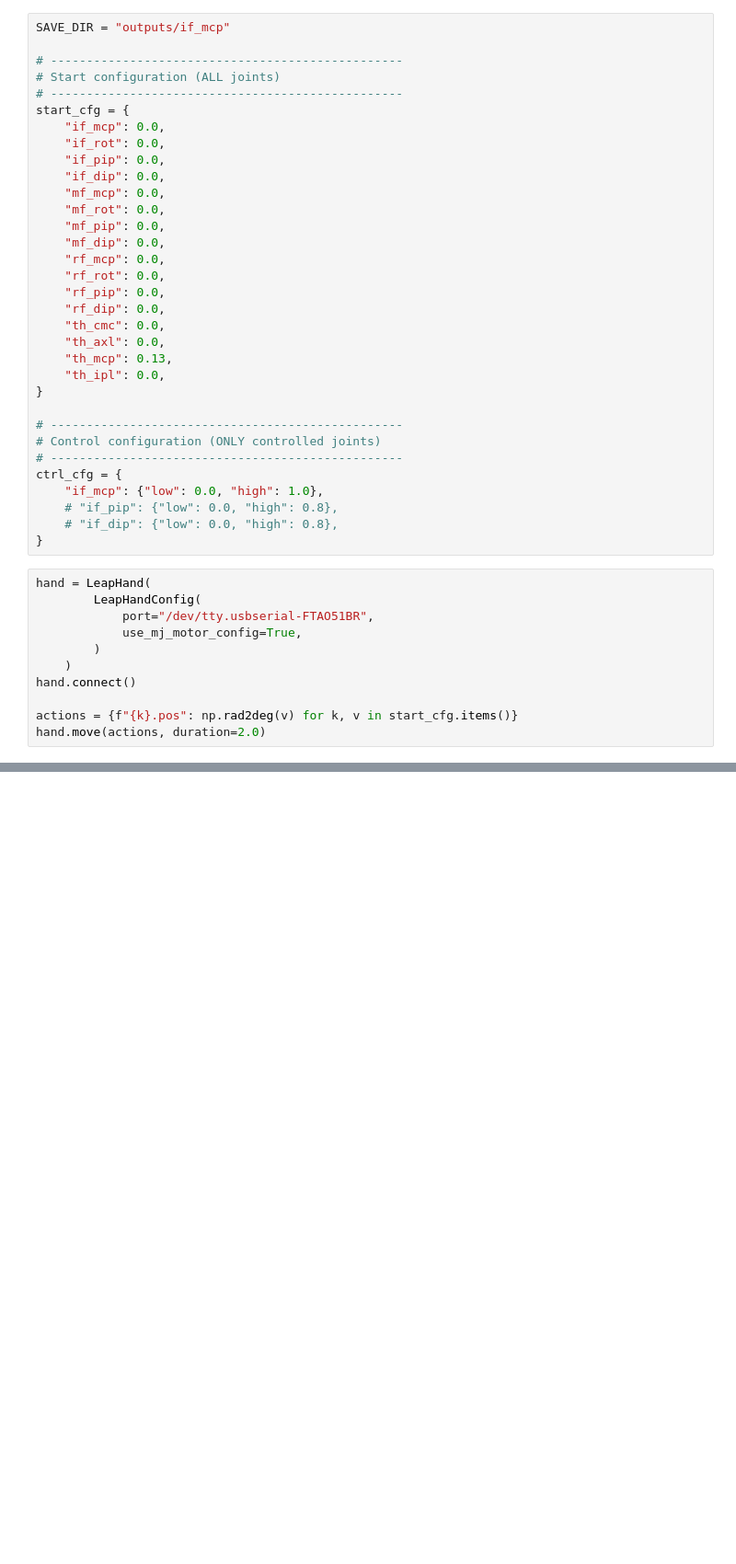
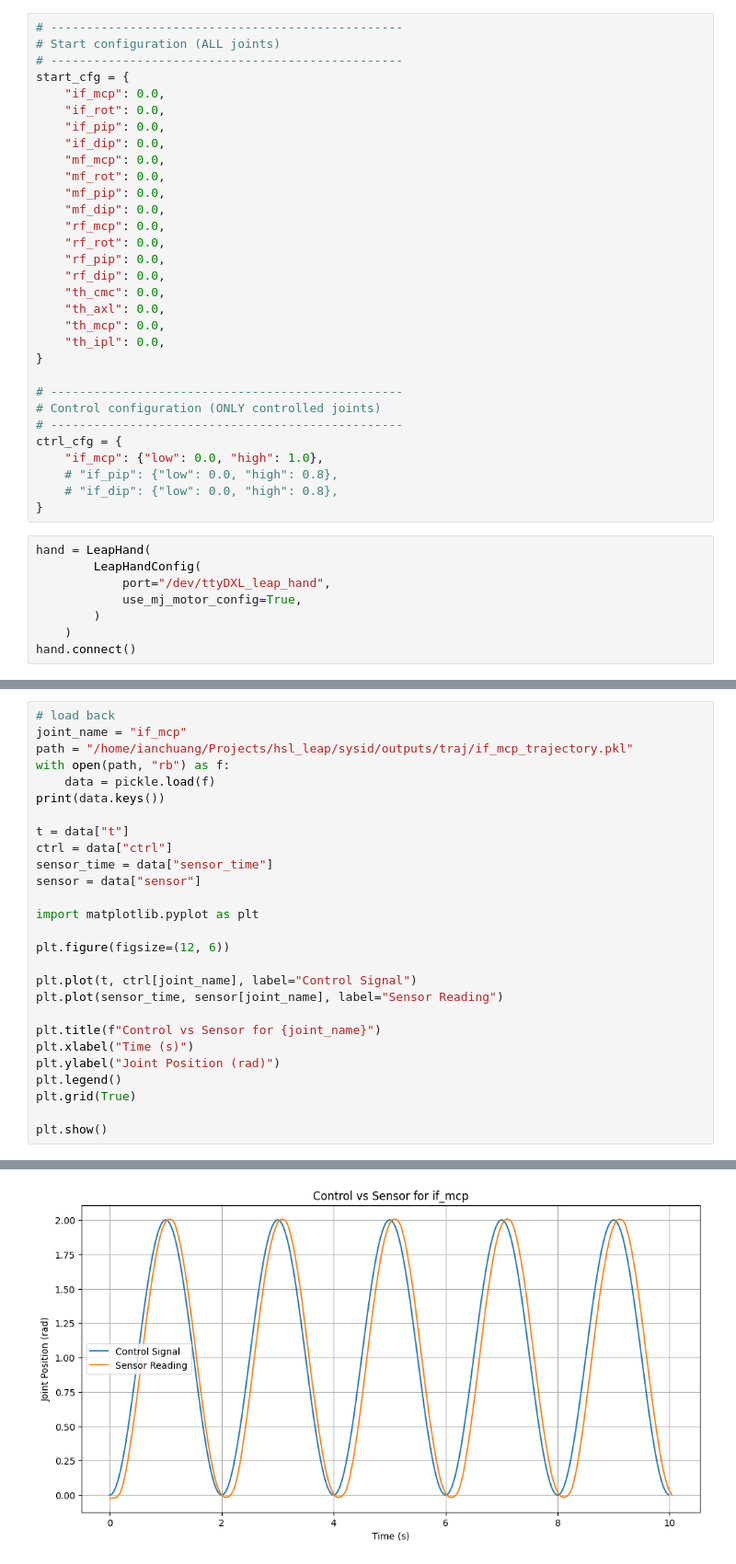
Before and after one commit to ian-chuang/hsl_leap, a Jupyter notebook: sysid/collect_trajectory.ipynb, the cells around one changed output, grey strips where cells are left out. Shown at 92% size. Saved outputs shown, nothing was run; the diff lists cells and outputs as text; blank space fills up the shorter version.

```diff
--- a/sysid/collect_trajectory.ipynb
+++ b/sysid/collect_trajectory.ipynb
@@ -5,6 +7,4 @@ import numpy as np
 # %%
-SAVE_DIR = "outputs/if_mcp"
-
 # -------------------------------------------------
 # Start configuration (ALL joints)
 # -------------------------------------------------
@@ -23,7 +23,7 @@ start_cfg = {
     "rf_dip": 0.0,
     "th_cmc": 0.0,
     "th_axl": 0.0,
-    "th_mcp": 0.13,
+    "th_mcp": 0.0,
     "th_ipl": 0.0,
 }
 
@@ -38,11 +38,8 @@ ctrl_cfg = {
 # %%
 hand = LeapHand(
         LeapHandConfig(
-            port="/dev/tty.usbserial-FTAO51BR",
+            port="/dev/ttyDXL_leap_hand",
             use_mj_motor_config=True,
         )
     )
 hand.connect()
-
-actions = {f"{k}.pos": np.rad2deg(v) for k, v in start_cfg.items()}
-hand.move(actions, duration=2.0)
@@ -125,0 +264,28 @@ hand.disconnect()
+# %%
+# load back
+joint_name = "if_mcp"
+path = "/home/ianchuang/Projects/hsl_leap/sysid/outputs/traj/if_mcp_trajectory.pkl"
+with open(path, "rb") as f:
+    data = pickle.load(f)
+print(data.keys())
+
+t = data["t"]
+ctrl = data["ctrl"]
+sensor_time = data["sensor_time"]
+sensor = data["sensor"]
+
+import matplotlib.pyplot as plt
+
+plt.figure(figsize=(12, 6))
+
+plt.plot(t, ctrl[joint_name], label="Control Signal")
+plt.plot(sensor_time, sensor[joint_name], label="Sensor Reading")
+
+plt.title(f"Control vs Sensor for {joint_name}")
+plt.xlabel("Time (s)")
+plt.ylabel("Joint Position (rad)")
+plt.legend()
+plt.grid(True)
+
+plt.show()
+# %% [output]
@@ -125,0 +293 @@ hand.disconnect()
+[figure, added]
```
Also changed, not shown: parts of 10 cells of this notebook, 3 other files.
